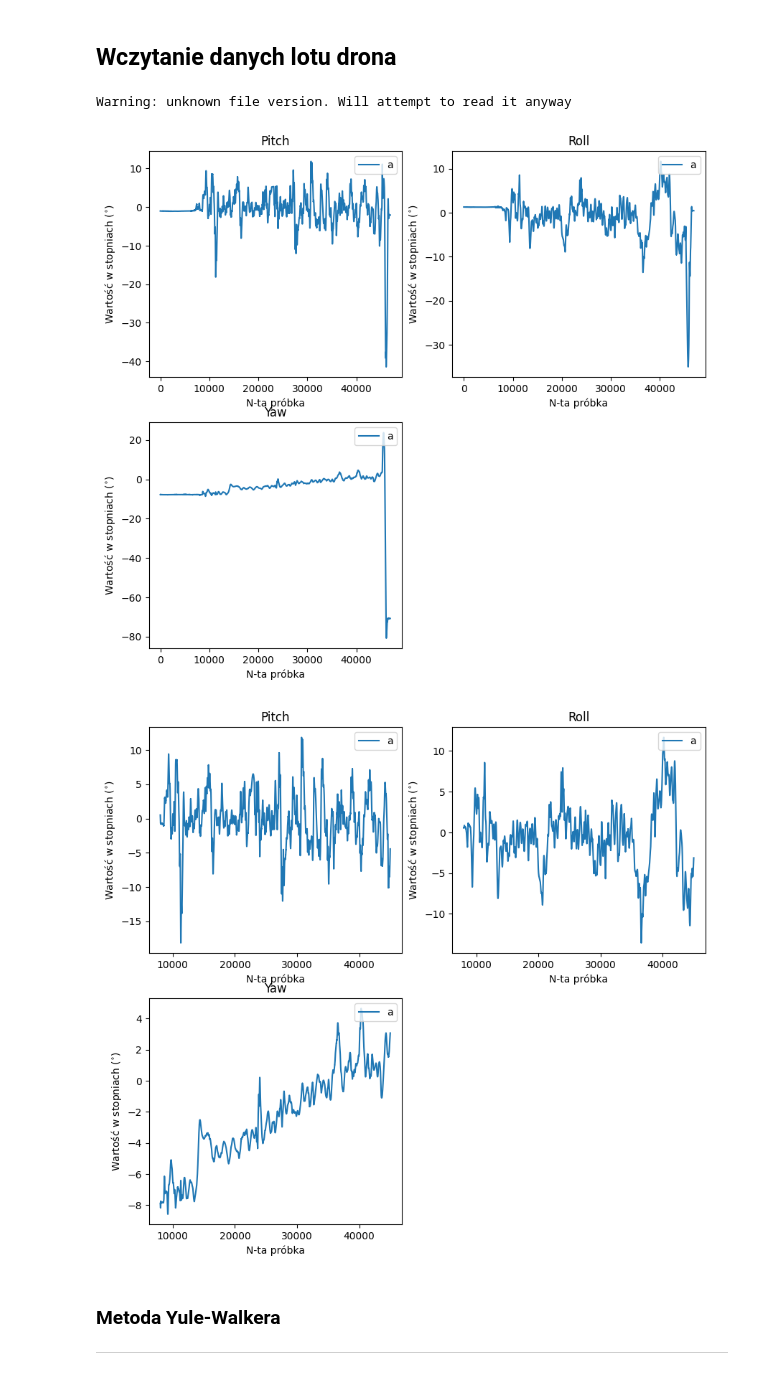
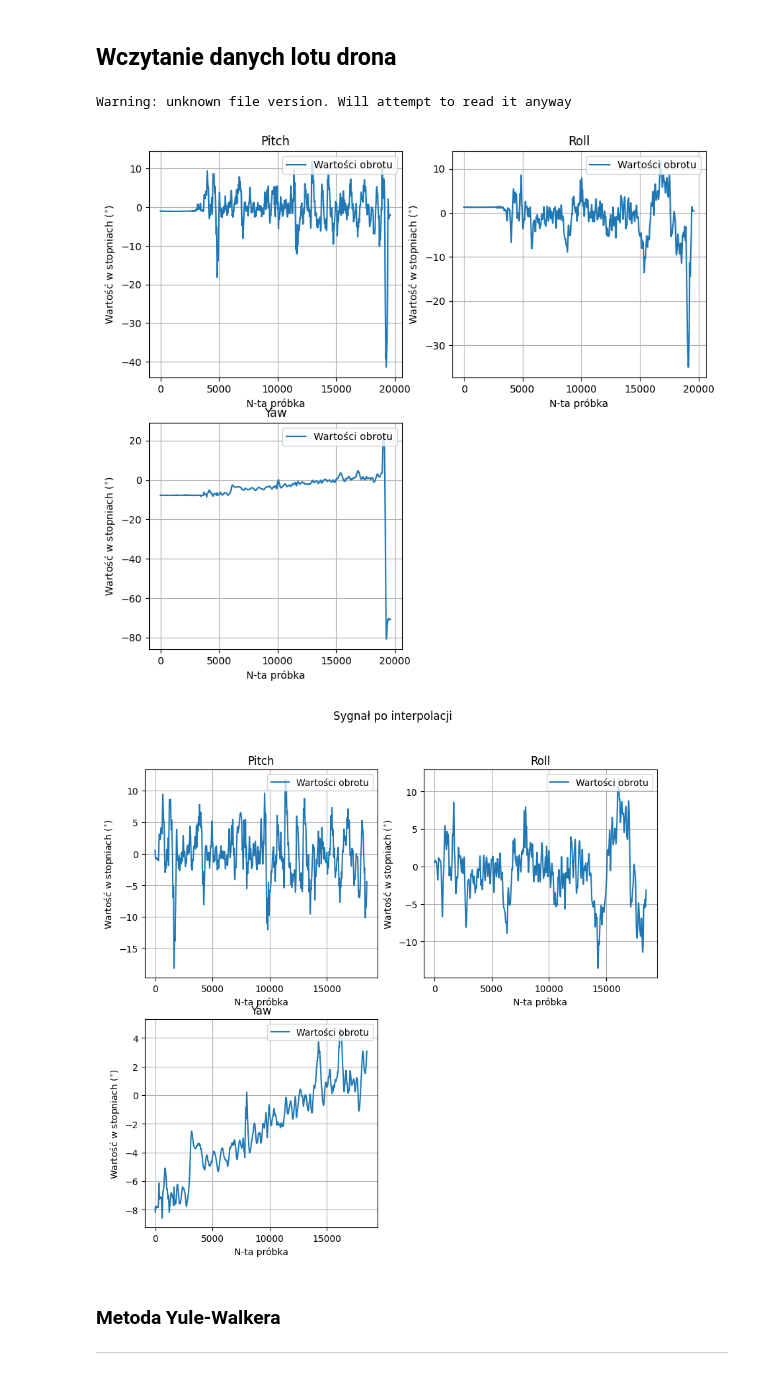
Before and after one commit to BezdzietnyAntoni/QuaternionPredictionAR, a Jupyter notebook: DroneYule.ipynb, the cells around one changed output. Cells and saved outputs as stored; diff of their text form; code cells hidden in the pictures.

```diff
--- a/DroneYule.ipynb
+++ b/DroneYule.ipynb
@@ -16,26 +16,26 @@ ulog = ULog(ulog_path)
 attitude, attitude_time  = ur.readAttitude(ulog)
 attitude_time = (attitude_time - attitude_time[0]) / 1e3
 
-qv.display_quat_as_euler([attitude], [attitude_time], ['a'])
+qv.display_quat_as_euler([attitude], [range(attitude.shape[0])], ['Wartości obrotu'])
 # %% [output]
 Warning: unknown file version. Will attempt to read it anyway
-[figure, old version]
+[figure, new version]
 # %%
 start_time = 8e3
 end_time   = 45e3
 
 # Config interpolation
 dt = 2      # Delta time in ms
 degree = 3  # Spline degree
 
 # Post resampling time
 it_t = np.arange(start_time, end_time, dt)
 attitude = qu.splineInterpolation(attitude, attitude_time, it_t, degree)
 attitude_time = it_t
 
-qv.display_quat_as_euler([attitude], [attitude_time], ['a'])
+qv.display_quat_as_euler([attitude], [range(attitude.shape[0])], ['Wartości obrotu'], title='Sygnał po interpolacji')
 # %% [output]
-[figure, old version]
+[figure, new version]
 # %% [markdown]
 ### Metoda Yule-Walkera
 ---
```
Also changed, not shown: parts of 14 cells of this notebook, 1 other file.
